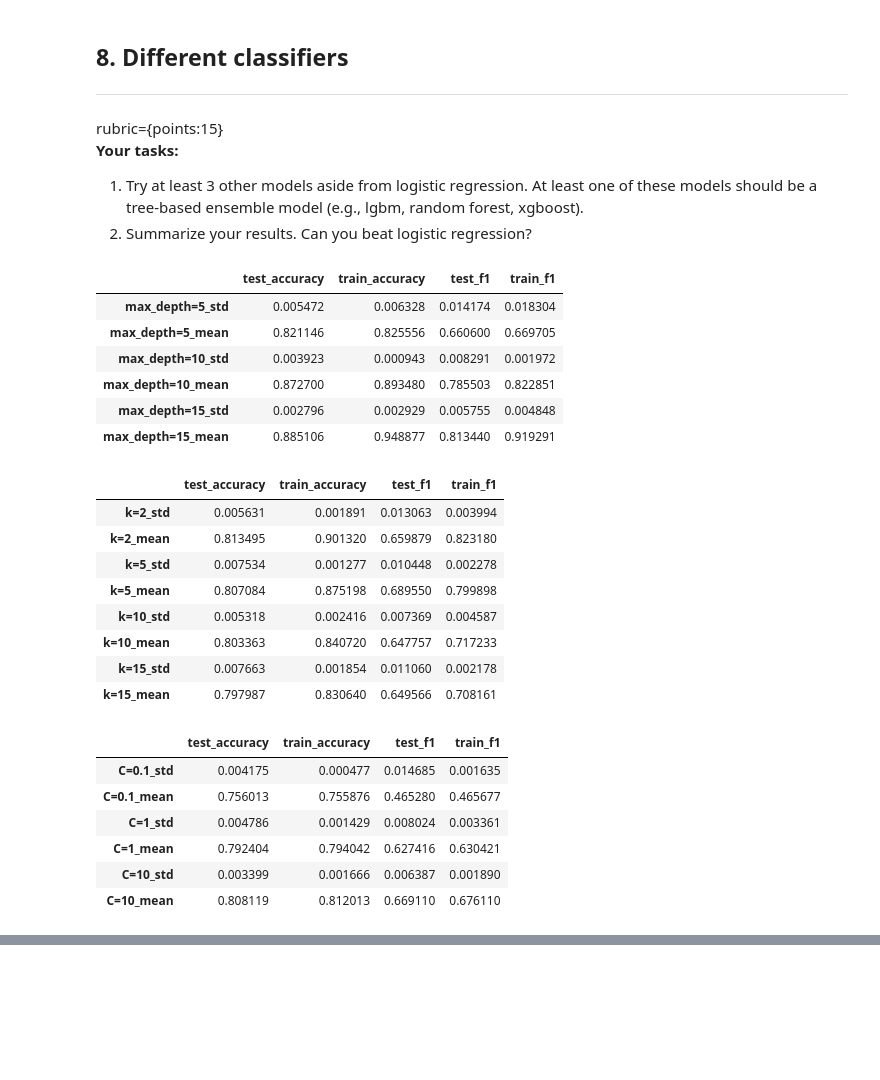
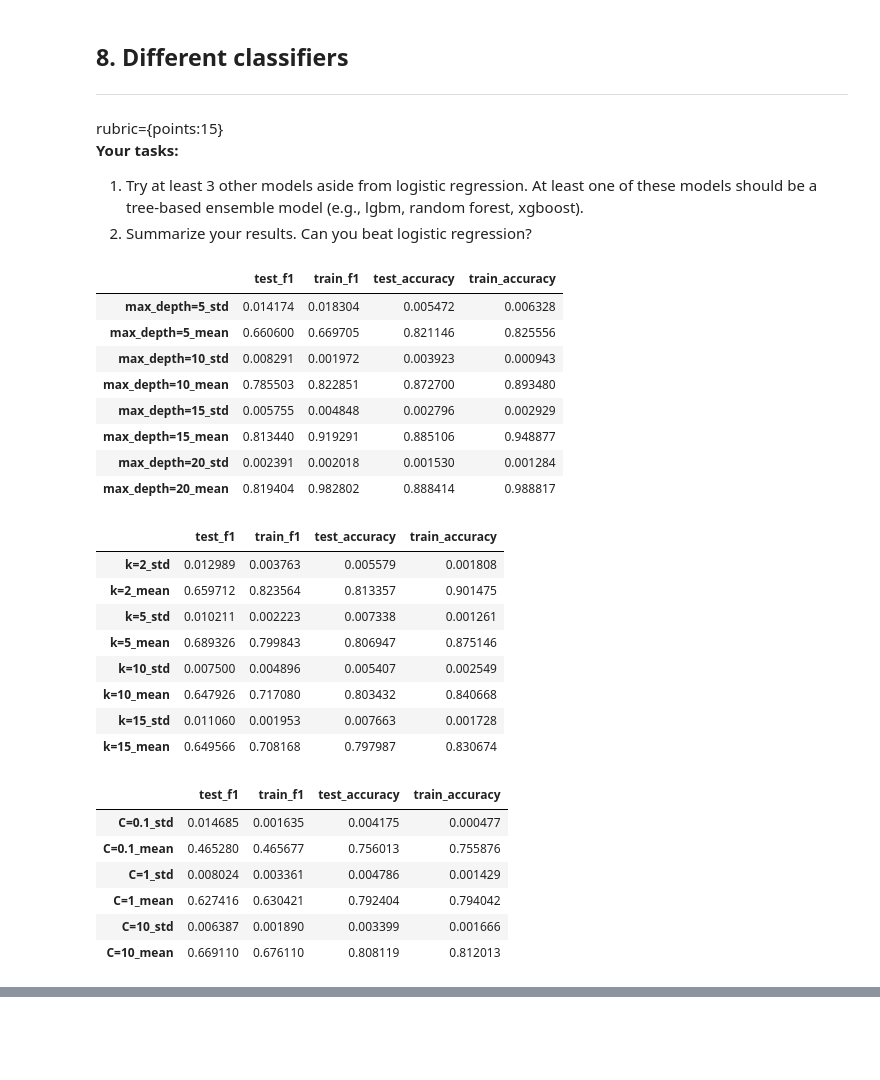
Before and after one commit to Blaise143/CPSC-330-ASSIGNMENTS, a Jupyter notebook: hw6/hw6-starter.ipynb, the cells around one changed output, grey strips where cells are left out. Cells and saved outputs as stored; diff of their text form; code cells hidden in the pictures; blank space fills up the shorter version.

```diff
--- a/hw6/hw6-starter.ipynb
+++ b/hw6/hw6-starter.ipynb
@@ -400,7 +400,7 @@ rubric={points:12}
 3. Report validation scores along with standard deviation.
 4. Summarize your results.
 # %%
-metrics = ["accuracy", "f1"]
+metrics = ["f1", "accuracy"]
 def cross_val_train(model: str, params: List[float], metrics: List[str]) -> pd.DataFrame:
     """Performs crossvalidation with different params
     Args:
@@ -418,7 +418,7 @@ def cross_val_train(model: str, params: List[float], metrics: List[str]) -> pd.D
         for param in params:
             log_reg = LogisticRegression(max_iter=1000, C=param, random_state=42)
             cross_val_results = cross_validate(log_reg, X_train, y_train,
-                            scoring=metrics, return_train_score=True)
+                            scoring=metrics, return_train_score=True, n_jobs=-1)
             results["C="+str(param)+"_std"]= pd.DataFrame(cross_val_results).std()
             results["C="+str(param)+"_mean"]= pd.DataFrame(cross_val_results).mean()
         return pd.DataFrame(results).T.drop(["fit_time", "score_time"], axis=1)
@@ -427,7 +427,7 @@ def cross_val_train(model: str, params: List[float], metrics: List[str]) -> pd.D
         for param in params:
             svm_clf = SVC(C=param, random_state=42)
             cross_val_results = cross_validate(svm_clf, X_train, y_train,
-                        scoring=metrics, return_train_score=True)
+                        scoring=metrics, return_train_score=True, n_jobs=-1)
             results["C="+str(param)+"_std"]= pd.DataFrame(cross_val_results).std()
             results["C="+str(param)+"_mean"]= pd.DataFrame(cross_val_results).mean()
         return pd.DataFrame(results).T.drop(["fit_time", "score_time"], axis=1)
@@ -436,7 +436,7 @@ def cross_val_train(model: str, params: List[float], metrics: List[str]) -> pd.D
         for param in params:
             clf_rf = RandomForestClassifier(max_depth=param, random_state=42)
             cross_val_results = cross_validate(clf_rf, X_train, y_train,
-                        scoring=metrics, return_train_score=True)
+                        scoring=metrics, return_train_score=True, n_jobs=-1)
             results["max_depth="+str(param)+"_std"]= pd.DataFrame(cross_val_results).std()
             results["max_depth="+str(param)+"_mean"]= pd.DataFrame(cross_val_results).mean()
         return pd.DataFrame(results).T.drop(["fit_time", "score_time"], axis=1)
@@ -445,7 +445,7 @@ def cross_val_train(model: str, params: List[float], metrics: List[str]) -> pd.D
         for param in params:
             knn_clf = KNeighborsClassifier(n_neighbors=param)
             cross_val_results = cross_validate(knn_clf, X_train, y_train,
-                            scoring=metrics, return_train_score=True)
+                            scoring=metrics, return_train_score=True, n_jobs=-1)
             results["k="+str(param)+"_std"]= pd.DataFrame(cross_val_results).std()
             results["k="+str(param)+"_mean"]= pd.DataFrame(cross_val_results).mean()
         return pd.DataFrame(results).T.drop(["fit_time", "score_time"], axis=1)
@@ -455,3 +455,4 @@ def cross_val_train(model: str, params: List[float], metrics: List[str]) -> pd.D
 #Logistic_results = cross_val_train(trial, [0.01, 0.1, 1, 10, 100],metrics,"c")
 par = [0.01, 0.1, 1, 10, 100]
 log = cross_val_train("Logistic",par,metrics)
+log
@@ -458,10 +471,10 @@ log = cross_val_train("Logistic",par,metrics)
 # %%
-metrics = ["accuracy", "f1"]
+metrics = ["f1", "accuracy"]
 logistic_results = dict()
 for c in [0.01, 0.1, 1, 10, 100]:
     log_reg = LogisticRegression(max_iter=1000, C=c, random_state=42)
     cross_val_results = cross_validate(log_reg, X_train, y_train,
-                                scoring=metrics, return_train_score=True)
+                                scoring=metrics, return_train_score=True, n_jobs=-1)
     logistic_results["C="+str(c)+"_std"]= pd.DataFrame(cross_val_results).std()
     logistic_results["C="+str(c)+"_mean"]= pd.DataFrame(cross_val_results).mean()
 pd.DataFrame(logistic_results).T.drop(["fit_time", "score_time"], axis=1)
@@ -504,40 +517,42 @@ rubric={points:15}
 2. Summarize your results. Can you beat logistic regression?
 # %%
 # RANDOM FOREST CLASSIFIER
-depths = [5, 10, 15]
+depths = [5, 10, 15, 20]
 rf_cv = cross_val_train("Random Forest", params=depths, metrics=metrics)
 rf_cv
 # %% [output]
-|  | test_accuracy | train_accuracy | test_f1 | train_f1 |
-| max_depth=5_std | 0.005472 | 0.006328 | 0.014174 | 0.018304 |
-| max_depth=5_mean | 0.821146 | 0.825556 | 0.660600 | 0.669705 |
-| max_depth=10_std | 0.003923 | 0.000943 | 0.008291 | 0.001972 |
-| max_depth=10_mean | 0.872700 | 0.893480 | 0.785503 | 0.822851 |
-| max_depth=15_std | 0.002796 | 0.002929 | 0.005755 | 0.004848 |
-| max_depth=15_mean | 0.885106 | 0.948877 | 0.813440 | 0.919291 |
+|  | test_f1 | train_f1 | test_accuracy | train_accuracy |
+| max_depth=5_std | 0.014174 | 0.018304 | 0.005472 | 0.006328 |
+| max_depth=5_mean | 0.660600 | 0.669705 | 0.821146 | 0.825556 |
+| max_depth=10_std | 0.008291 | 0.001972 | 0.003923 | 0.000943 |
+| max_depth=10_mean | 0.785503 | 0.822851 | 0.872700 | 0.893480 |
+| max_depth=15_std | 0.005755 | 0.004848 | 0.002796 | 0.002929 |
+| max_depth=15_mean | 0.813440 | 0.919291 | 0.885106 | 0.948877 |
+| max_depth=20_std | 0.002391 | 0.002018 | 0.001530 | 0.001284 |
+| max_depth=20_mean | 0.819404 | 0.982802 | 0.888414 | 0.988817 |
 # %%
 n_neighbours = [2,5,10,15]
 knn_cv = cross_val_train("KNN", params=n_neighbours, metrics=metrics)
 knn_cv
 # %% [output]
-|  | test_accuracy | train_accuracy | test_f1 | train_f1 |
-| k=2_std | 0.005631 | 0.001891 | 0.013063 | 0.003994 |
-| k=2_mean | 0.813495 | 0.901320 | 0.659879 | 0.823180 |
-| k=5_std | 0.007534 | 0.001277 | 0.010448 | 0.002278 |
-| k=5_mean | 0.807084 | 0.875198 | 0.689550 | 0.799898 |
-| k=10_std | 0.005318 | 0.002416 | 0.007369 | 0.004587 |
-| k=10_mean | 0.803363 | 0.840720 | 0.647757 | 0.717233 |
-| k=15_std | 0.007663 | 0.001854 | 0.011060 | 0.002178 |
-| k=15_mean | 0.797987 | 0.830640 | 0.649566 | 0.708161 |
+|  | test_f1 | train_f1 | test_accuracy | train_accuracy |
+| k=2_std | 0.012989 | 0.003763 | 0.005579 | 0.001808 |
+| k=2_mean | 0.659712 | 0.823564 | 0.813357 | 0.901475 |
+| k=5_std | 0.010211 | 0.002223 | 0.007338 | 0.001261 |
+| k=5_mean | 0.689326 | 0.799843 | 0.806947 | 0.875146 |
+| k=10_std | 0.007500 | 0.004896 | 0.005407 | 0.002549 |
+| k=10_mean | 0.647926 | 0.717080 | 0.803432 | 0.840668 |
+| k=15_std | 0.011060 | 0.001953 | 0.007663 | 0.001728 |
+| k=15_mean | 0.649566 | 0.708168 | 0.797987 | 0.830674 |
 # %%
 svm_pars = [0.1, 1, 10]
 svm_cv = cross_val_train("SVM",params=svm_pars,metrics=metrics)
 svm_cv
 # %% [output]
-|  | test_accuracy | train_accuracy | test_f1 | train_f1 |
-| C=0.1_std | 0.004175 | 0.000477 | 0.014685 | 0.001635 |
-| C=0.1_mean | 0.756013 | 0.755876 | 0.465280 | 0.465677 |
-| C=1_std | 0.004786 | 0.001429 | 0.008024 | 0.003361 |
-| C=1_mean | 0.792404 | 0.794042 | 0.627416 | 0.630421 |
-| C=10_std | 0.003399 | 0.001666 | 0.006387 | 0.001890 |
-| C=10_mean | 0.808119 | 0.812013 | 0.669110 | 0.676110 |
+|  | test_f1 | train_f1 | test_accuracy | train_accuracy |
+| C=0.1_std | 0.014685 | 0.001635 | 0.004175 | 0.000477 |
+| C=0.1_mean | 0.465280 | 0.465677 | 0.756013 | 0.755876 |
+| C=1_std | 0.008024 | 0.003361 | 0.004786 | 0.001429 |
+| C=1_mean | 0.627416 | 0.630421 | 0.792404 | 0.794042 |
+| C=10_std | 0.006387 | 0.001890 | 0.003399 | 0.001666 |
+| C=10_mean | 0.669110 | 0.676110 | 0.808119 | 0.812013 |
```
Also changed, not shown: parts of 13 cells of this notebook.
